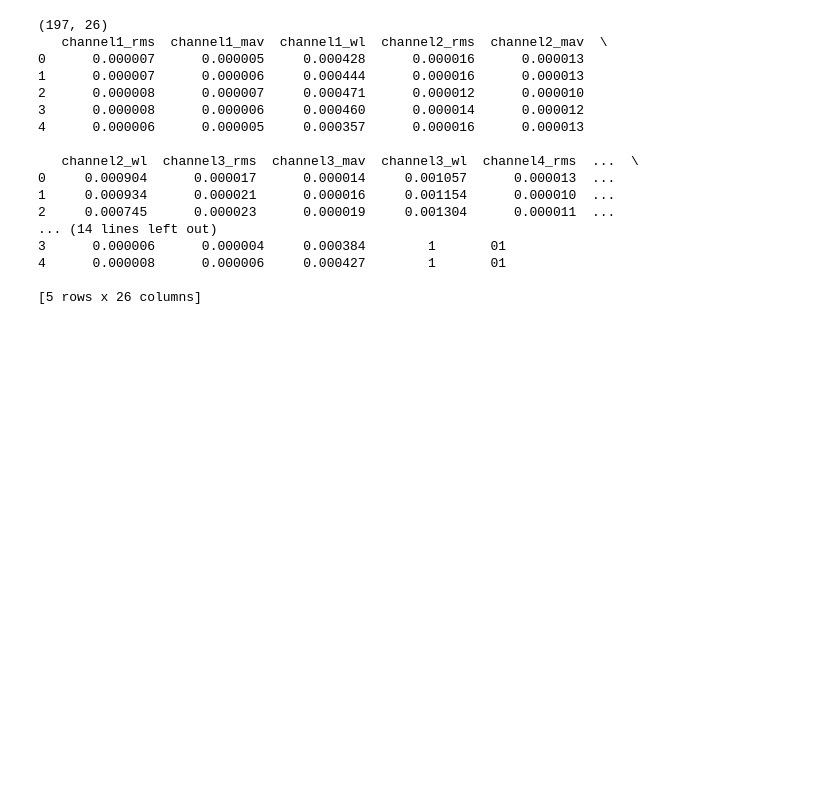
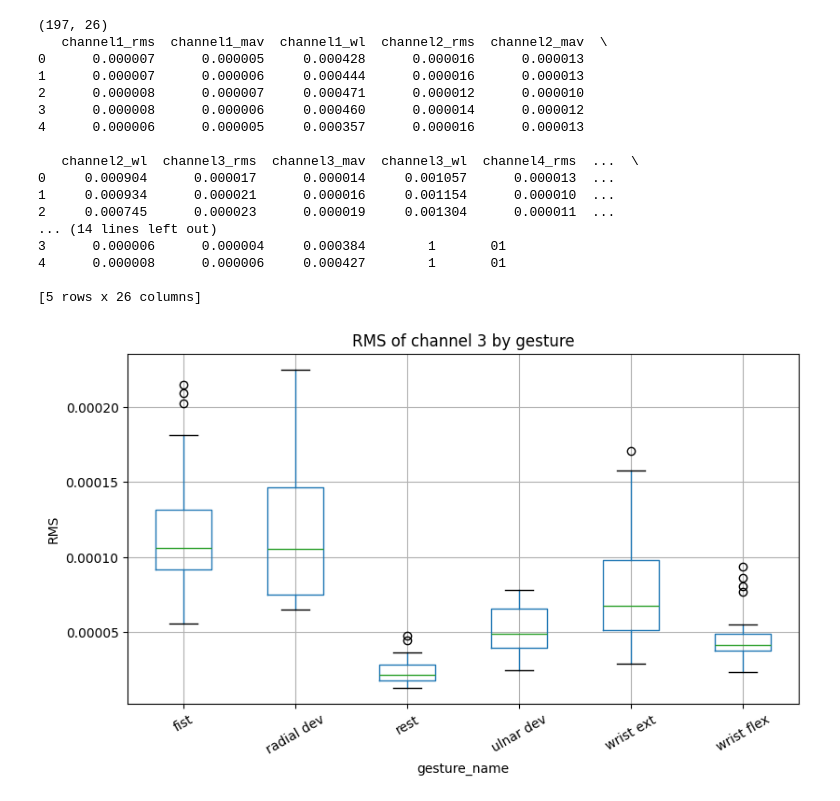
Before and after one commit to shivani07j/emg-gesture-analysis, a Jupyter notebook: emg_analysis.ipynb, the cells around one changed output. Cells and saved outputs as stored; diff of their text form; code cells hidden in the pictures; blank space fills up the shorter version.

```diff
--- a/emg_analysis.ipynb
+++ b/emg_analysis.ipynb
@@ -180,3 +180,17 @@ print(feat.head())
 4      0.000008      0.000006     0.000427        1       01
 
 [5 rows x 26 columns]
+# %%
+gesture_names = {1: "rest", 2: "fist", 3: "wrist flex",
+                 4: "wrist ext", 5: "radial dev", 6: "ulnar dev"}
+feat["gesture_name"] = feat["gesture"].map(gesture_names)
+
+feat.boxplot(column="channel3_rms", by="gesture_name", figsize=(9, 5))
+plt.suptitle("")
+plt.title("RMS of channel 3 by gesture")
+plt.ylabel("RMS")
+plt.xticks(rotation=30)
+plt.savefig("figures/rms_by_gesture.png", dpi=150, bbox_inches="tight")
+plt.show()
+# %% [output]
+[figure, added]
```
